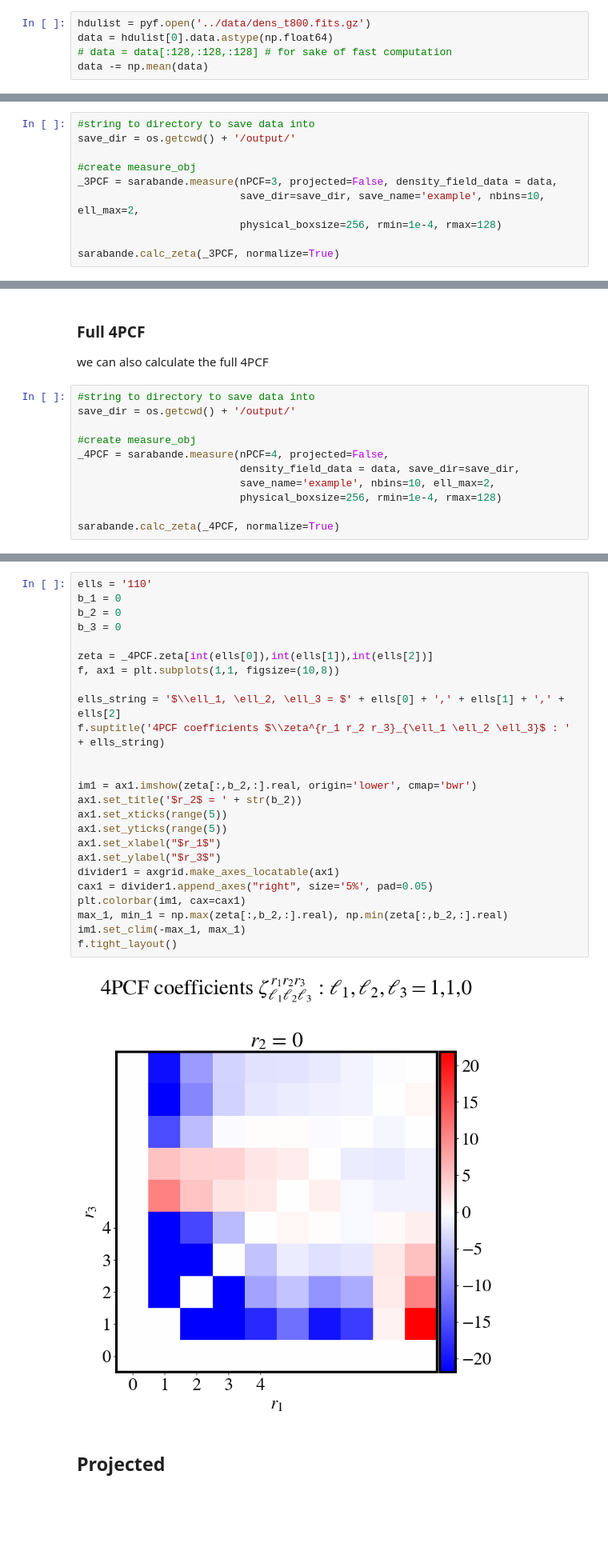
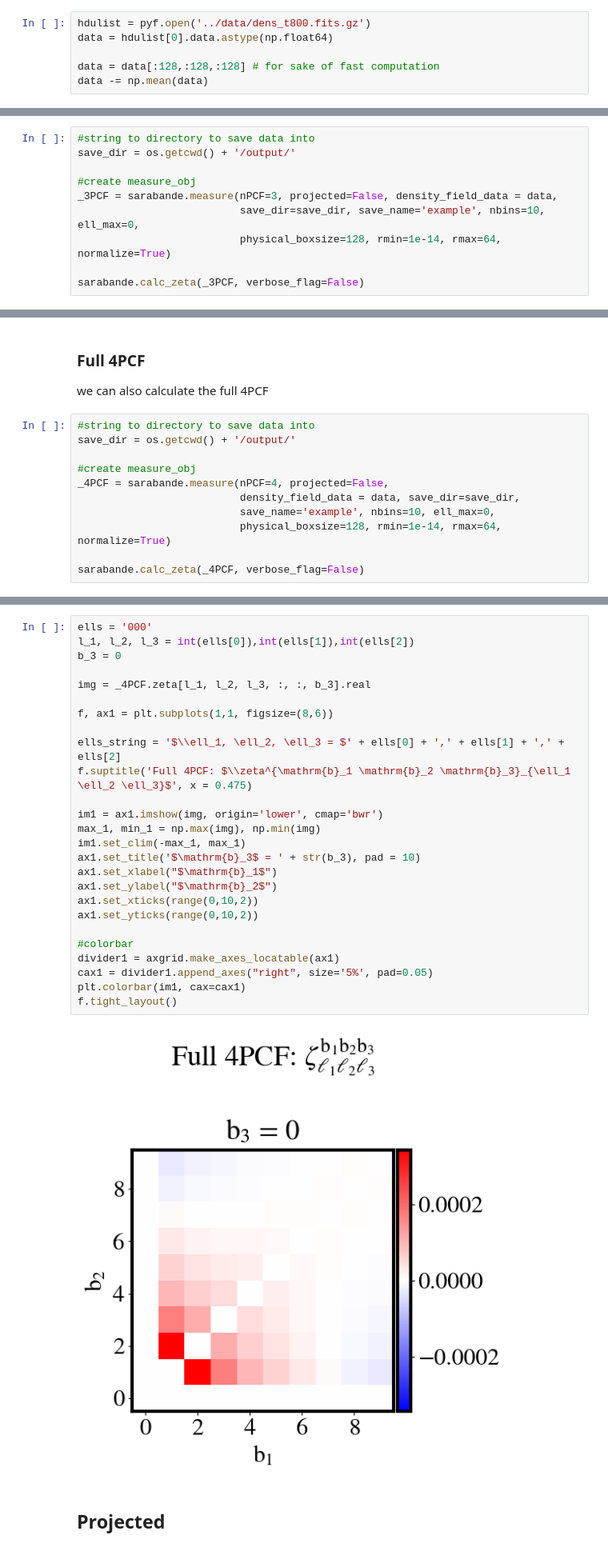
Before and after one commit to James11222/sarabande, a Jupyter notebook: notebooks/Application_Example.ipynb, the cells around one changed output, grey strips where cells are left out. Shown at 80% size. Cells and saved outputs as stored; diff of their text form; blank space fills up the shorter version.

```diff
--- a/notebooks/Application_Example.ipynb
+++ b/notebooks/Application_Example.ipynb
@@ -49,7 +26,8 @@ In order to use SARABANDE on any data, we need to import our data. For this we w
 # %%
 hdulist = pyf.open('../data/dens_t800.fits.gz')
 data = hdulist[0].data.astype(np.float64)
-# data = data[:128,:128,:128] # for sake of fast computation
+
+data = data[:128,:128,:128] # for sake of fast computation
 data -= np.mean(data)
 # %%
 fig, (ax1) = plt.subplots(1,1, figsize=(7,7))
@@ -77,9 +57,9 @@ save_dir = os.getcwd() + '/output/'
 
 #create measure_obj
 _3PCF = sarabande.measure(nPCF=3, projected=False, density_field_data = data,
-                          save_dir=save_dir, save_name='example', nbins=10, ell_max=2,
-                          physical_boxsize=256, rmin=1e-4, rmax=128)
+                          save_dir=save_dir, save_name='example', nbins=10, ell_max=0,
+                          physical_boxsize=128, rmin=1e-14, rmax=64, normalize=True)
 
-sarabande.calc_zeta(_3PCF, normalize=True)
+sarabande.calc_zeta(_3PCF, verbose_flag=False)
 # %% [output]
 Preparing the data:
@@ -132,9 +104,9 @@ save_dir = os.getcwd() + '/output/'
 #create measure_obj
 _4PCF = sarabande.measure(nPCF=4, projected=False,
                           density_field_data = data, save_dir=save_dir,
-                          save_name='example', nbins=10, ell_max=2,
-                          physical_boxsize=256, rmin=1e-4, rmax=128)
+                          save_name='example', nbins=10, ell_max=0,
+                          physical_boxsize=128, rmin=1e-14, rmax=64, normalize=True)
 
-sarabande.calc_zeta(_4PCF, normalize=True)
+sarabande.calc_zeta(_4PCF, verbose_flag=False)
 # %% [output]
 Preparing the data:
@@ -161,30 +119,31 @@ np.save("4PCF_256_MHD_10B_l2.npy",_4PCF.zeta.real)
 # %%
-ells = '110'
-b_1 = 0
-b_2 = 0
+ells = '000'
+l_1, l_2, l_3 = int(ells[0]),int(ells[1]),int(ells[2])
 b_3 = 0
 
-zeta = _4PCF.zeta[int(ells[0]),int(ells[1]),int(ells[2])]
-f, ax1 = plt.subplots(1,1, figsize=(10,8))
+img = _4PCF.zeta[l_1, l_2, l_3, :, :, b_3].real
+
+f, ax1 = plt.subplots(1,1, figsize=(8,6))
 
 ells_string = '$\\ell_1, \ell_2, \ell_3 = $' + ells[0] + ',' + ells[1] + ',' + ells[2]
-f.suptitle('4PCF coefficients $\\zeta^{r_1 r_2 r_3}_{\ell_1 \ell_2 \ell_3}$ : ' + ells_string)
+f.suptitle('Full 4PCF: $\\zeta^{\mathrm{b}_1 \mathrm{b}_2 \mathrm{b}_3}_{\ell_1 \ell_2 \ell_3}$', x = 0.475)
 
+im1 = ax1.imshow(img, origin='lower', cmap='bwr')
+max_1, min_1 = np.max(img), np.min(img)
+im1.set_clim(-max_1, max_1)
+ax1.set_title('$\mathrm{b}_3$ = ' + str(b_3), pad = 10)
+ax1.set_xlabel("$\mathrm{b}_1$")
+ax1.set_ylabel("$\mathrm{b}_2$")
+ax1.set_xticks(range(0,10,2))
+ax1.set_yticks(range(0,10,2))
 
-im1 = ax1.imshow(zeta[:,b_2,:].real, origin='lower', cmap='bwr')
-ax1.set_title('$r_2$ = ' + str(b_2))
-ax1.set_xticks(range(5))
-ax1.set_yticks(range(5))
-ax1.set_xlabel("$r_1$")
-ax1.set_ylabel("$r_3$")
+#colorbar
 divider1 = axgrid.make_axes_locatable(ax1)
 cax1 = divider1.append_axes("right", size='5%', pad=0.05)
 plt.colorbar(im1, cax=cax1)
-max_1, min_1 = np.max(zeta[:,b_2,:].real), np.min(zeta[:,b_2,:].real)
-im1.set_clim(-max_1, max_1)
 f.tight_layout()
 # %% [output]
-[figure, old version]
+[figure, new version]
 # %% [markdown]
 ## Projected
 # %% [markdown]
```
Also changed, not shown: parts of 22 cells of this notebook, 19 other files.
